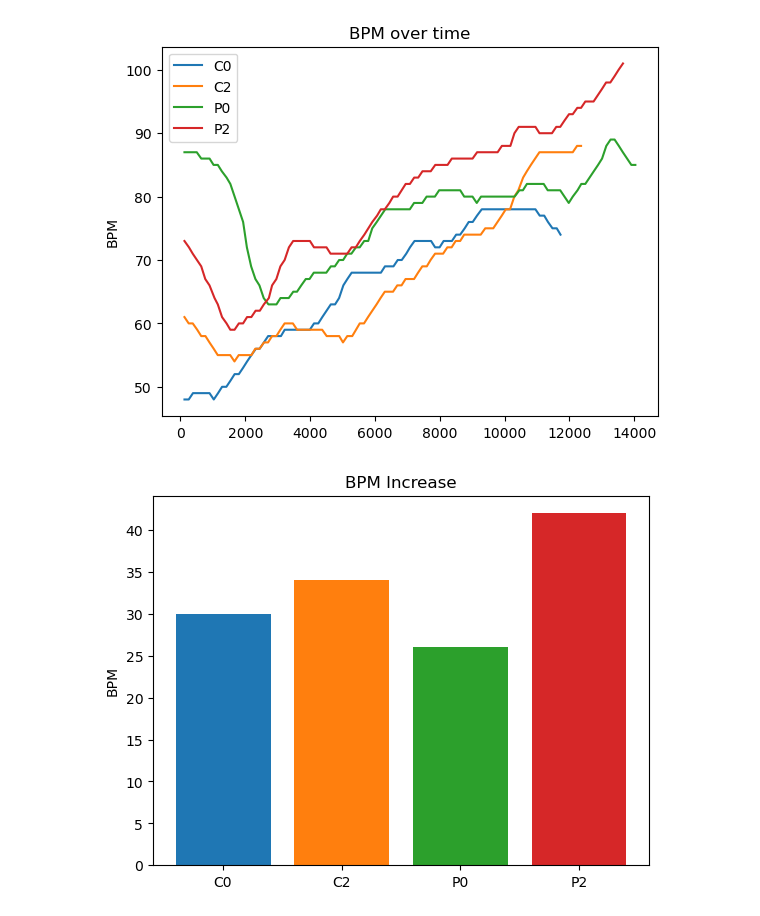
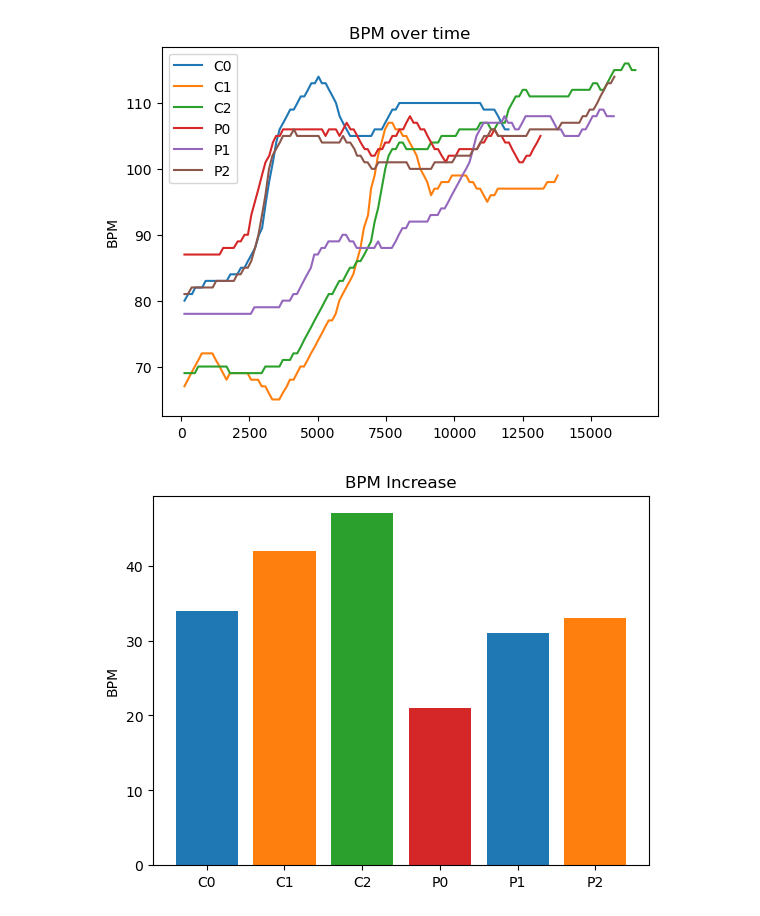
Before and after one commit to EliDll/pseudo-haptic-weight-lifting, a Jupyter notebook: EDA/imot_edda.ipynb, the cells around one changed output. Cells and saved outputs as stored; diff of their text form; code cells hidden in the pictures.

```diff
--- a/EDA/imot_edda.ipynb
+++ b/EDA/imot_edda.ipynb
@@ -5,12 +5,14 @@ import pandas as pd
 import seaborn as sns
 # %%
 def get_df(id):
-    path = './' + 'ED_21_05/' + 'imotions/' + 'Shovel_' + id + '.csv'
+    path = './' + 'CZ_27_05/' + 'imotions/' + 'Shovel' + '_' + id + '.csv'
     return pd.read_csv(path)
 
 c_0 = get_df("C0")
+c_1 = get_df("C1")
 c_2 = get_df("C2")
 p_0 = get_df("P0")
+p_1 = get_df("P1")
 p_2 = get_df("p2")
 
 c_0.head(3)
@@ -30,8 +32,10 @@ def plot_hr(df, label):
     plt.plot(df_trimmed[hr], label=label)
 
 plot_hr(c_0, "C0")
+plot_hr(c_1, "C1")
 plot_hr(c_2, "C2")
 plot_hr(p_0, "P0")
+plot_hr(p_1, "P1")
 plot_hr(p_2, "P2")
 
 
@@ -41,21 +45,22 @@ plt.ylabel('BPM')
 #display plot
 plt.show()
 # %% [output]
-[figure, old version]
+[figure, new version]
 # %%
 def delta_hr(df):
-    return df[hr].max() - df[hr].min()
+    #return len(df)
+    return (df[hr].max() - df[hr].min())
 
-labels = ['C0', 'C2', 'P0', 'P2']
-deltas = [delta_hr(c_0), delta_hr(c_2), delta_hr(p_0), delta_hr(p_2)]
+labels = ['C0', 'C1', 'C2', 'P0', 'P1', 'P2']
+deltas = [delta_hr(c_0), delta_hr(c_1), delta_hr(c_2), delta_hr(p_0), delta_hr(p_1), delta_hr(p_2)]
 colors = ['tab:blue', 'tab:orange', 'tab:green', 'tab:red']
 
 plt.bar(labels, deltas, color=colors)
 plt.title('BPM Increase')
 plt.ylabel('BPM')
 plt.show()
 # %% [output]
-[figure, old version]
+[figure, new version]
 # %%
 gsr = 'GSR Resistance CAL'
 
```
Also changed, not shown: parts of 3 cells of this notebook, 27 other files.
